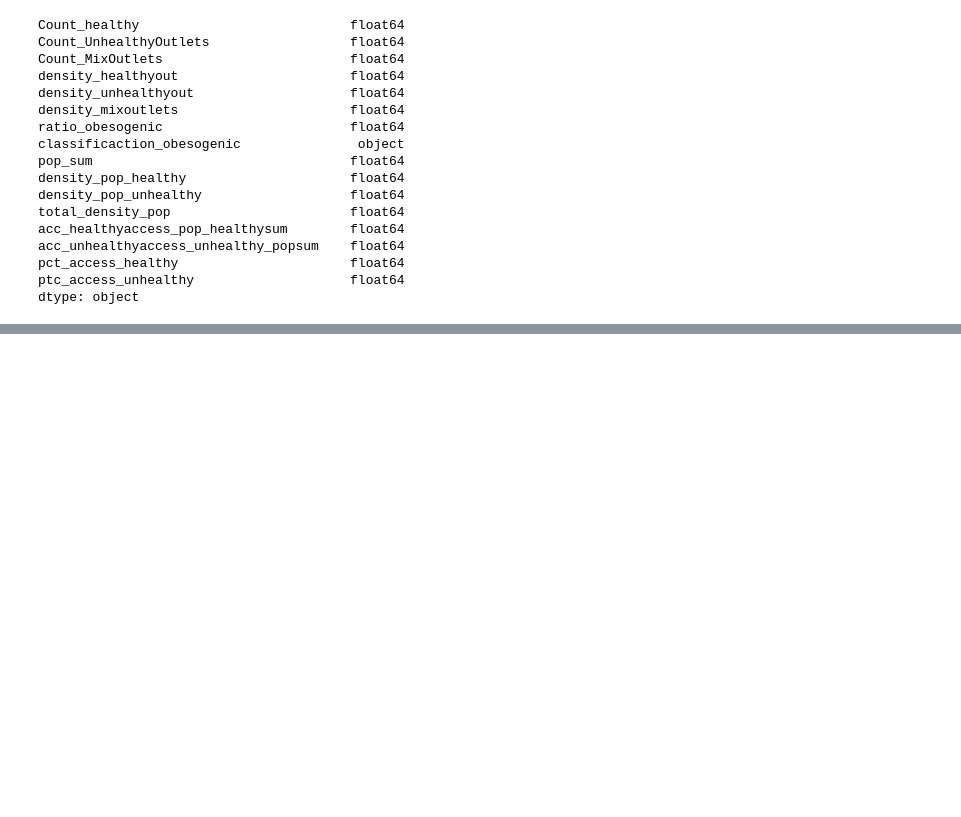
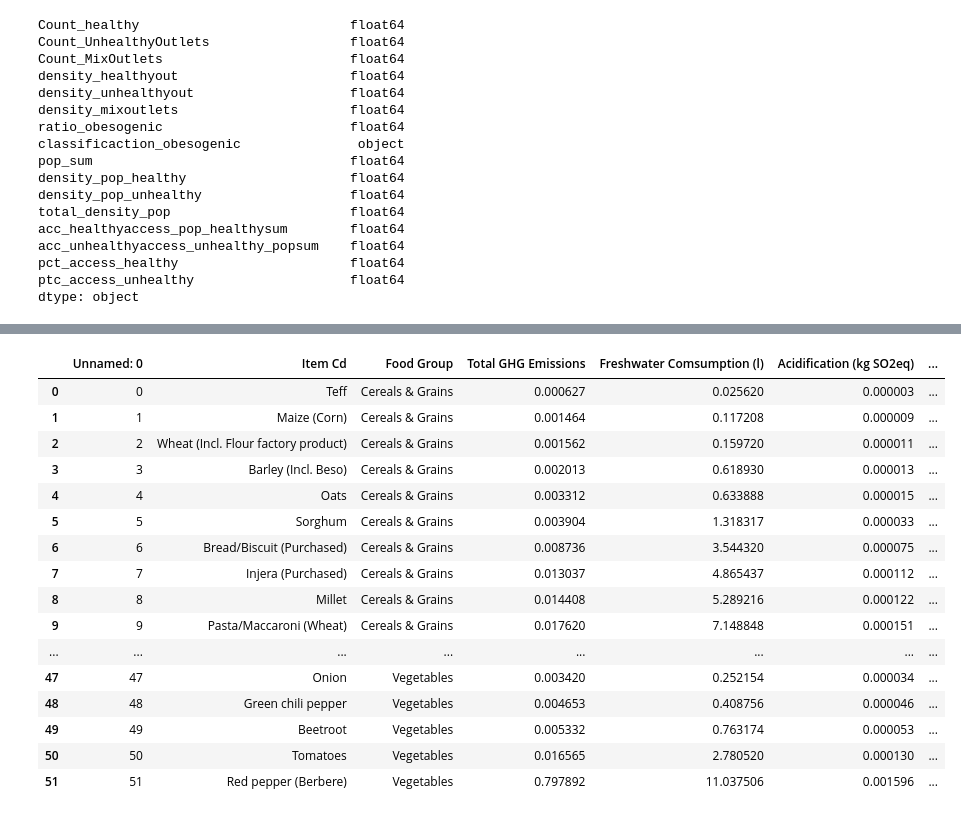
Before and after one commit to J-OFarrell/EcoFoodSystems-dashboard-development, a Jupyter notebook: data_prep.ipynb, the cells around one changed output, grey strips where cells are left out. Saved outputs shown, nothing was run; the diff lists cells and outputs as text; code cells hidden in the pictures; blank space fills up the shorter version.

```diff
--- a/data_prep.ipynb
+++ b/data_prep.ipynb
@@ -730,3 +730,22 @@ acc_unhealthyaccess_unhealthy_popsum    float64
 pct_access_healthy                      float64
 ptc_access_unhealthy                    float64
 dtype: object
+# %%
+df_env = pd.read_csv("/Users/jemimaofarrell/Documents/Python/EcoFoodSystems/EcoFoodSystems_Dashboard_Development/assets/data/addis_lca_pivot.csv").dropna(how='all')
+df_env = df_env.replace({'purchased Injera':'Injera (Purchased)',
+                'purchased bread/biscuit':'Bread/Biscuit (Purchased)',
+                'Barley (Incl. Beso...)':'Barley (Incl. Beso)',
+                'Meat of chickens, fresh or chilled':'Chicken (Fresh/Chilled)',
+                'Meat of goat, fresh or chilled':'Goat, (Fresh/Chilled)',
+                'Beef and Buffalo Meat, primary':'Beef/Buffalo meat',
+                'Oils (processed)':'Oils (Processed)',
+                'Chick peas, dry (Processed pulses/Shiro)':'Processed pulses/Shiro',
+                'Chick peas, dry (Chick Pea)':'Chickpeas (Dry)',
+                'Hen eggs in shell, fresh':'Hen eggs in shell (Fresh)',
+                'Other pulses n.e.c. (mung bean)':'Other pulses... (Mung bean)',
+                'Honey, natural':'Honey (Natural)',
+                'Maize (corn)':'Maize (Corn)',
+                'Broad beans and horse beans, dry':'Broad beans and horse beans (Dry)',
+                'Lentils, dry':'Lentils (Dry)'
+                })
+df_env.to_csv("/Users/jemimaofarrell/Documents/Python/EcoFoodSystems/EcoFoodSystems_Dashboard_Development/assets/data/addis_lca_pivot.csv")
@@ -732,0 +770,20 @@ dtype: object
+# %%
+df_env
+# %% [output]
+|  | Unnamed: 0 | Item Cd | Food Group | Total GHG Emissions | Freshwater Comsumption (l) | Acidification (kg SO2eq) | ... |
+| 0 | 0 | Teff | Cereals & Grains | 0.000627 | 0.025620 | 0.000003 | ... |
+| 1 | 1 | Maize (Corn) | Cereals & Grains | 0.001464 | 0.117208 | 0.000009 | ... |
+| 2 | 2 | Wheat (Incl. Flour factory product) | Cereals & Grains | 0.001562 | 0.159720 | 0.000011 | ... |
+| 3 | 3 | Barley (Incl. Beso) | Cereals & Grains | 0.002013 | 0.618930 | 0.000013 | ... |
+| 4 | 4 | Oats | Cereals & Grains | 0.003312 | 0.633888 | 0.000015 | ... |
+| 5 | 5 | Sorghum | Cereals & Grains | 0.003904 | 1.318317 | 0.000033 | ... |
+| 6 | 6 | Bread/Biscuit (Purchased) | Cereals & Grains | 0.008736 | 3.544320 | 0.000075 | ... |
+| 7 | 7 | Injera (Purchased) | Cereals & Grains | 0.013037 | 4.865437 | 0.000112 | ... |
+| 8 | 8 | Millet | Cereals & Grains | 0.014408 | 5.289216 | 0.000122 | ... |
+| 9 | 9 | Pasta/Maccaroni (Wheat) | Cereals & Grains | 0.017620 | 7.148848 | 0.000151 | ... |
+| ... | ... | ... | ... | ... | ... | ... | ... |
+| 47 | 47 | Onion | Vegetables | 0.003420 | 0.252154 | 0.000034 | ... |
+| 48 | 48 | Green chili pepper | Vegetables | 0.004653 | 0.408756 | 0.000046 | ... |
+| 49 | 49 | Beetroot | Vegetables | 0.005332 | 0.763174 | 0.000053 | ... |
+| 50 | 50 | Tomatoes | Vegetables | 0.016565 | 2.780520 | 0.000130 | ... |
+| 51 | 51 | Red pepper (Berbere) | Vegetables | 0.797892 | 11.037506 | 0.001596 | ... |
```
Also changed, not shown: parts of 4 cells of this notebook, 3 other files.
